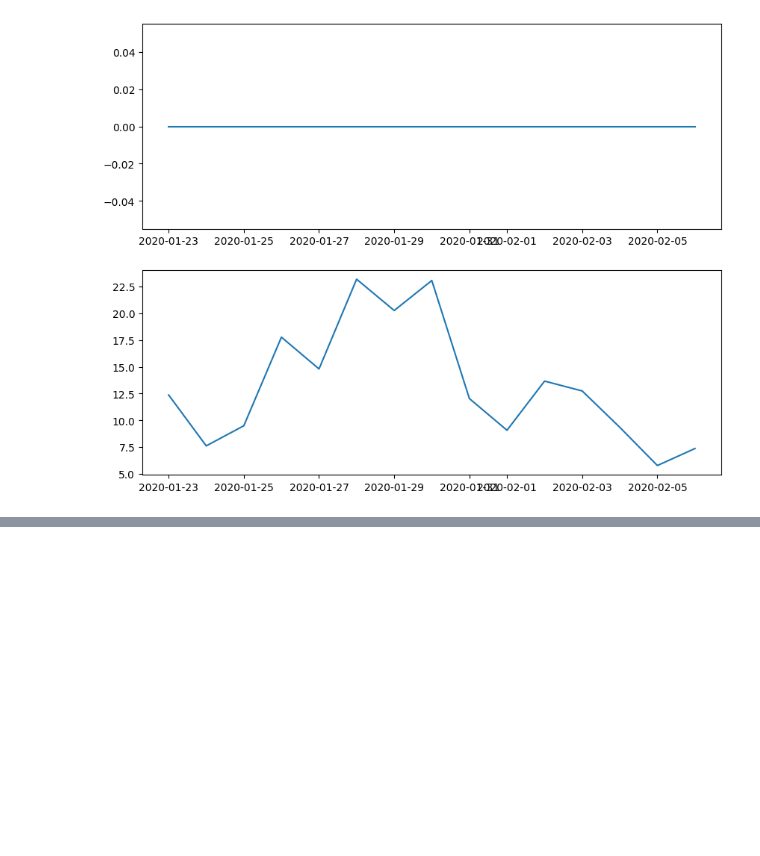
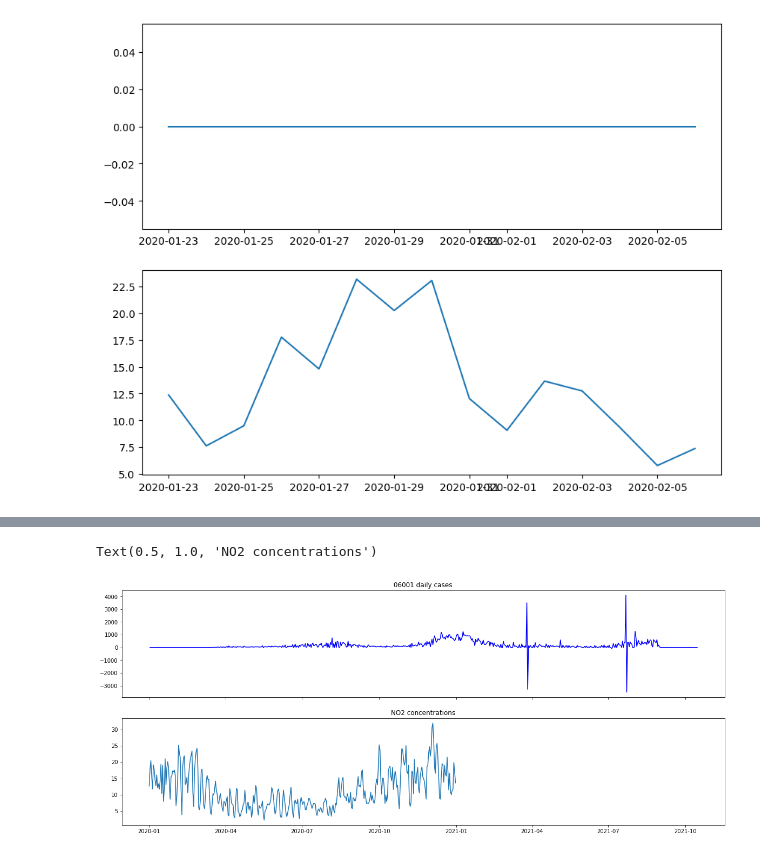
Before and after one commit to richstrouss/capstone, a Jupyter notebook: avk_data_investigation.ipynb, the cells around one changed output, grey strips where cells are left out. Saved outputs shown, nothing was run; the diff lists cells and outputs as text; code cells hidden in the pictures; blank space fills up the shorter version.

```diff
--- a/avk_data_investigation.ipynb
+++ b/avk_data_investigation.ipynb
@@ -653,0 +581,15 @@ dual_plot('06067',no2df,rolling_peaks_dict)
+# %%
+tfip = "06001"
+covdf2 = load_and_augment_fips(tfip)
+fig, axs = plt.subplots(2,1,figsize =(20,8), sharex=True)
+no2_vals = no2df[no2df['fips'] == tfip]["Arithmetic Mean"]
+title_text = "{} daily cases".format(tfip)
+axs[0].set_title(title_text)
+axs[0].plot(covdf2["daily_new_cases"],'b',label="daily cases")
+axs[1].plot(no2_vals)
+axs[1].set_title("NO2 concentrations")
+# fig.savefig(cwd.joinpath("no2_images","test",f"{tfip}_comparison.jpg"))
+# plt.close()
+# %% [output]
+Text(0.5, 1.0, 'NO2 concentrations')
+[figure, added]
```
Also changed, not shown: parts of 27 cells of this notebook.
